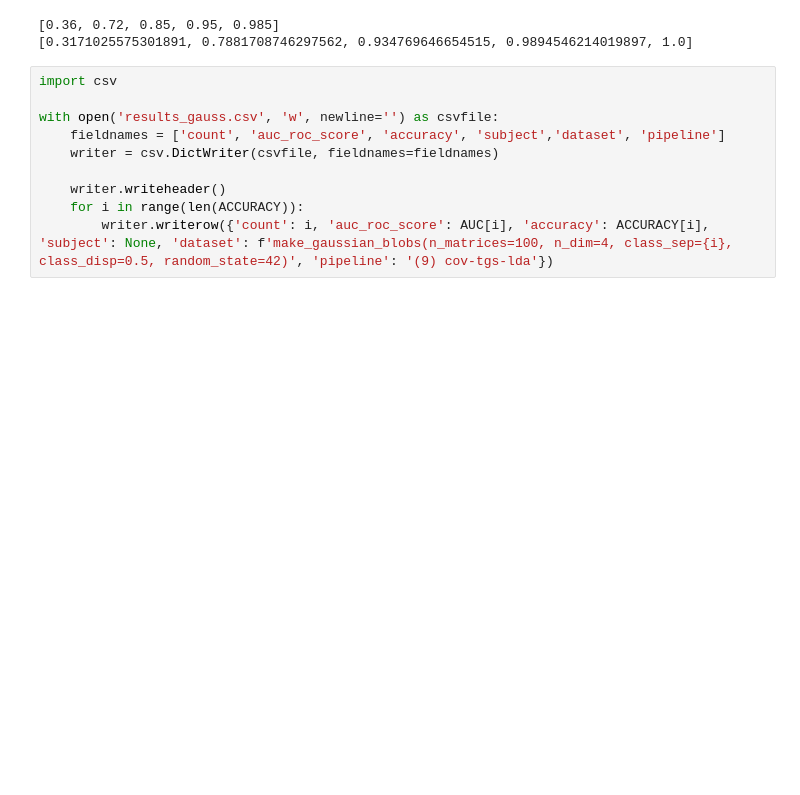
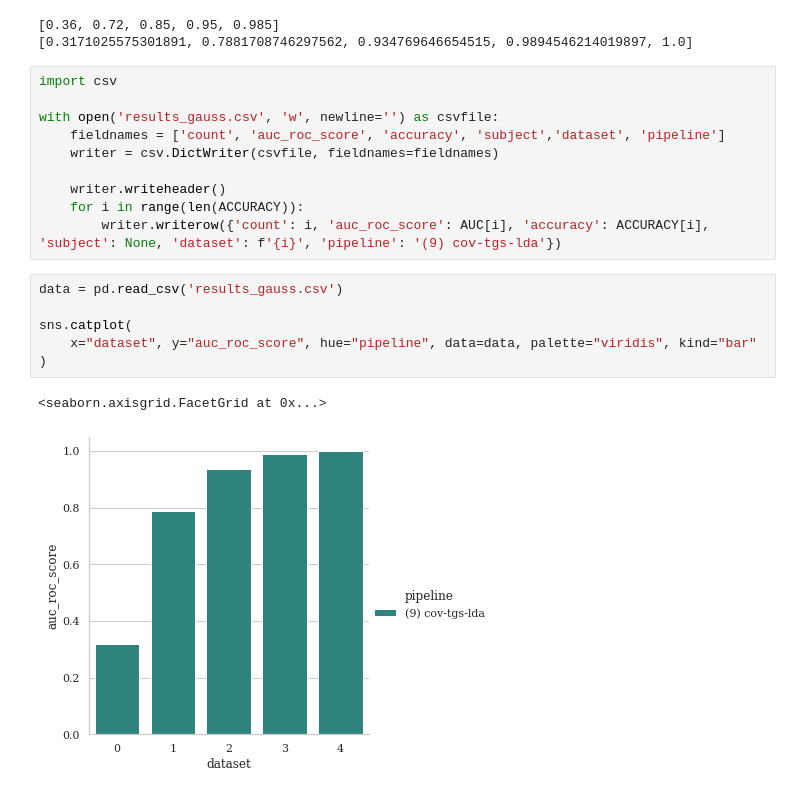
Before and after one commit to Artim436/stage1A, a Jupyter notebook: mi_pipe9_gauss_blocks.ipynb, the cells around one changed output. Saved outputs shown, nothing was run; the diff lists cells and outputs as text; blank space fills up the shorter version.

Commit message:
graph_finished_on_mi_pipe9_all_datasets_safe.ipynb

```diff
--- a/mi_pipe9_gauss_blocks.ipynb
+++ b/mi_pipe9_gauss_blocks.ipynb
@@ -248,4 +248,13 @@ with open('results_gauss.csv', 'w', newline='') as csvfile:
 
     writer.writeheader()
     for i in range(len(ACCURACY)):
-        writer.writerow({'count': i, 'auc_roc_score': AUC[i], 'accuracy': ACCURACY[i], 'subject': None, 'dataset': f'make_gaussian_blobs(n_matrices=100, n_dim=4, class_sep={i}, class_disp=0.5, random_state=42)', 'pipeline': '(9) cov-tgs-lda'})
+        writer.writerow({'count': i, 'auc_roc_score': AUC[i], 'accuracy': ACCURACY[i], 'subject': None, 'dataset': f'{i}', 'pipeline': '(9) cov-tgs-lda'})
+# %%
+data = pd.read_csv('results_gauss.csv')
+
+sns.catplot(
+    x="dataset", y="auc_roc_score", hue="pipeline", data=data, palette="viridis", kind="bar"
+)
+# %% [output]
+<seaborn.axisgrid.FacetGrid at 0x...>
+[figure, added]
```
Also changed, not shown: 2 other files.
